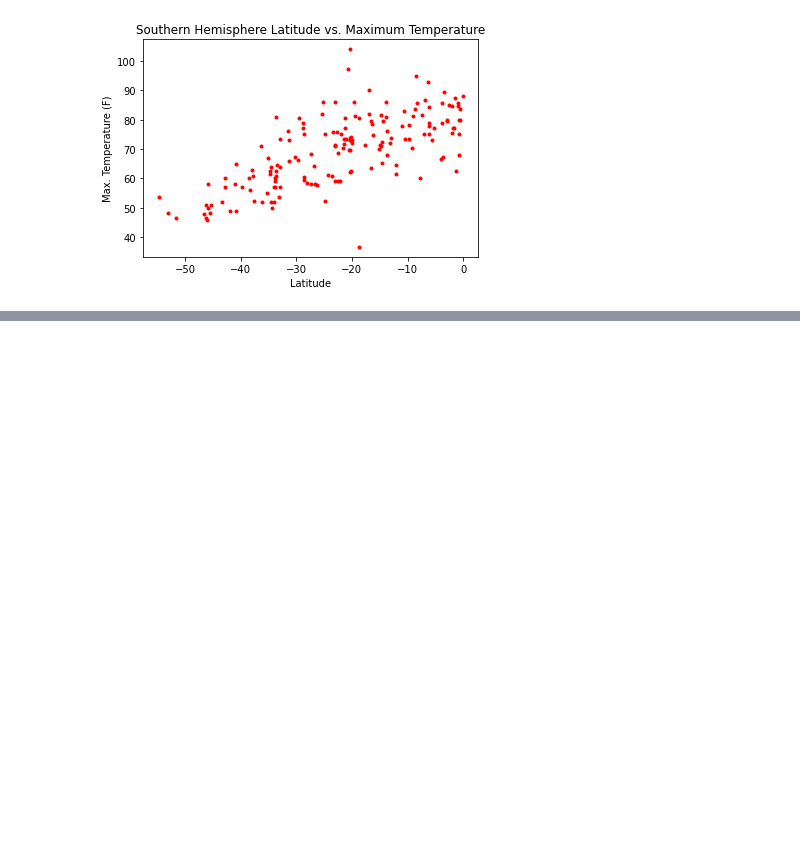
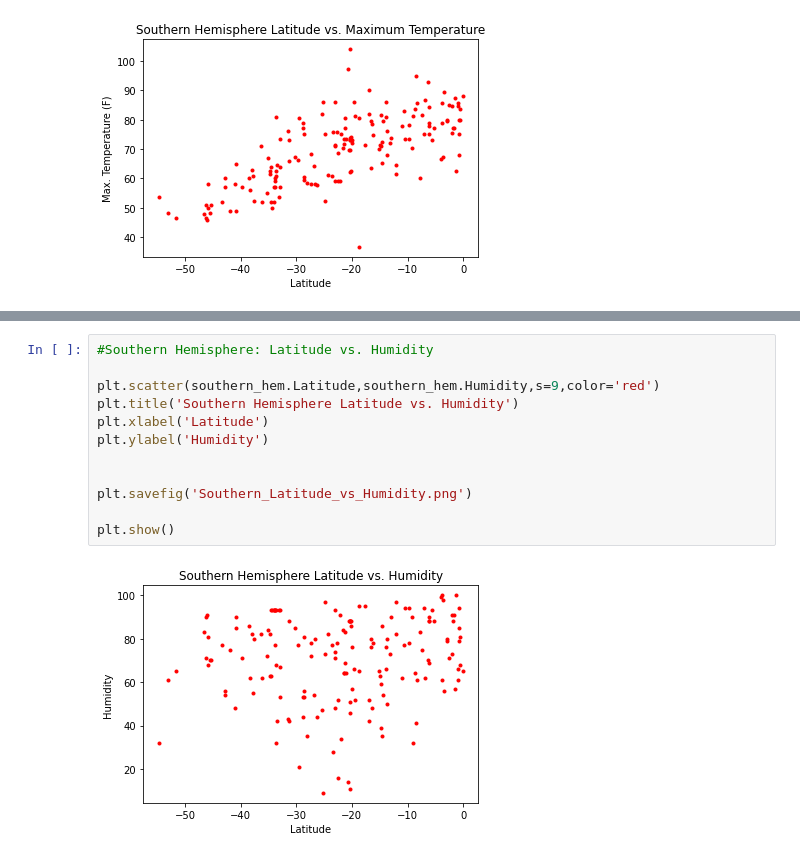
Before and after one commit to cbeachey/databootcamp-homework, a Jupyter notebook: Unit 6 API's/starter_code/WeatherPy.ipynb, the cells around one changed output, grey strips where cells are left out. Cells and saved outputs as stored; diff of their text form; blank space fills up the shorter version.

```diff
--- a/Unit 6 API's/starter_code/WeatherPy.ipynb
+++ b/Unit 6 API's/starter_code/WeatherPy.ipynb
@@ -283,0 +298,14 @@ plt.show()
+# %%
+#Southern Hemisphere: Latitude vs. Humidity
+
+plt.scatter(southern_hem.Latitude,southern_hem.Humidity,s=9,color='red')
+plt.title('Southern Hemisphere Latitude vs. Humidity')
+plt.xlabel('Latitude')
+plt.ylabel('Humidity')
+
+
+plt.savefig('Southern_Latitude_vs_Humidity.png')
+
+plt.show()
+# %% [output]
+[figure, added]
```
Also changed, not shown: parts of 2 cells of this notebook, 4 other files.
